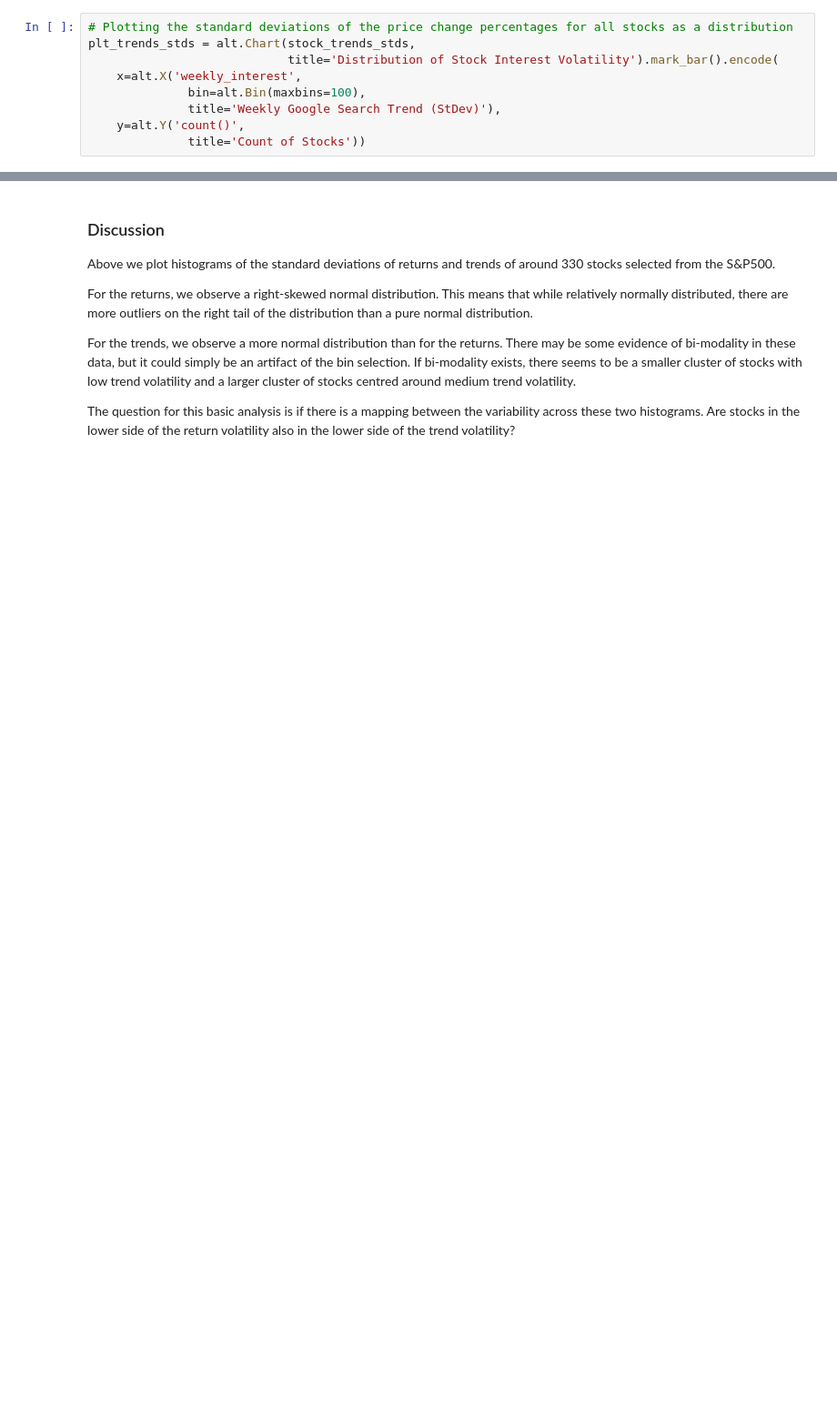
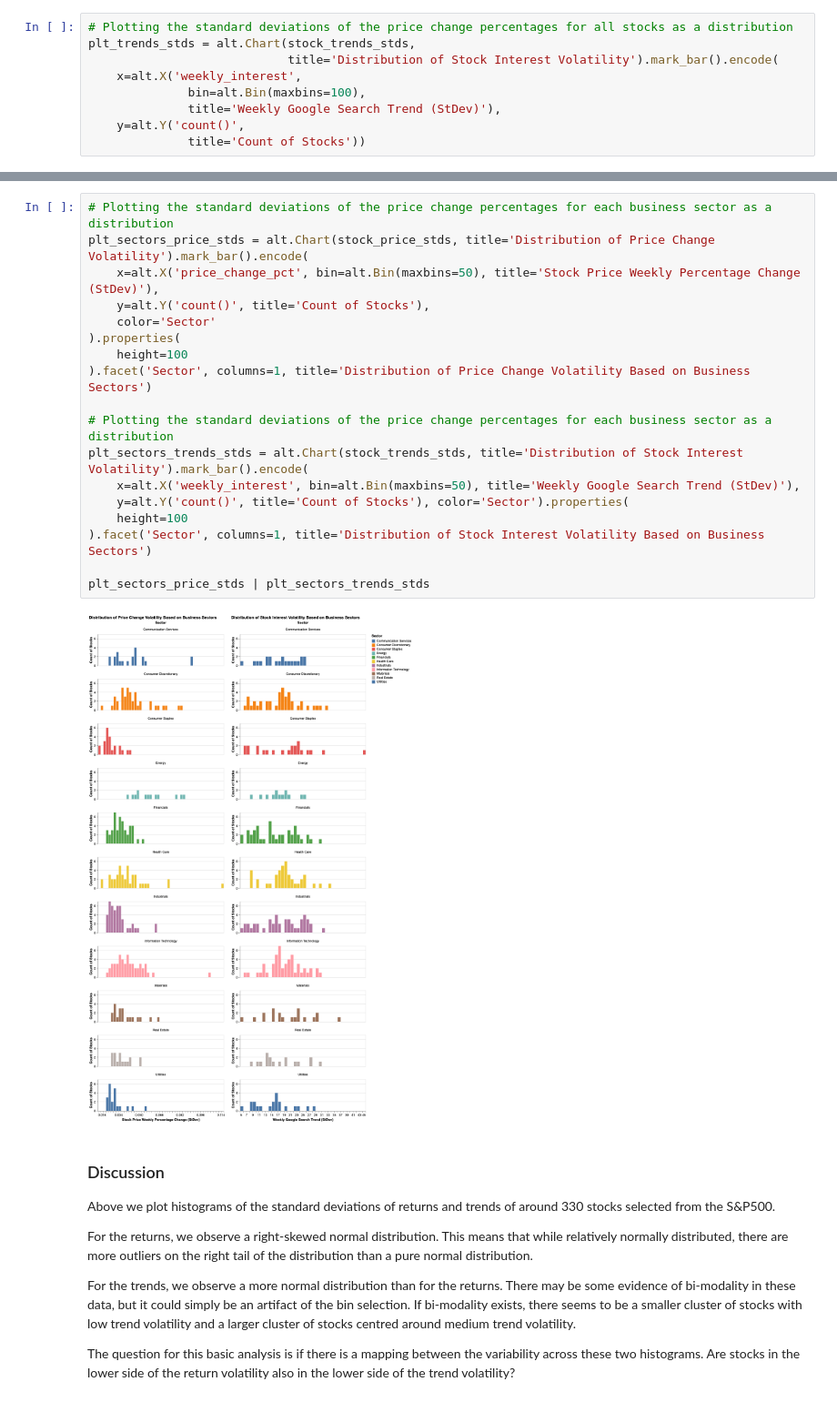
Before and after one commit to UBC-MDS/Stock-Price-Trend-Volatility-Analysis, a Jupyter notebook: src/stock-price-trend-eda.ipynb, the cells around one changed output, grey strips where cells are left out. Shown at 91% size. Drawn from its saved outputs; the diff is of its cells as text; blank space fills up the shorter version.

```diff
--- a/src/stock-price-trend-eda.ipynb
+++ b/src/stock-price-trend-eda.ipynb
@@ -127,3 +125,23 @@ plt_price_stds | plt_trends_stds
+# %%
+# Plotting the standard deviations of the price change percentages for each business sector as a distribution
+plt_sectors_price_stds = alt.Chart(stock_price_stds, title='Distribution of Price Change Volatility').mark_bar().encode(
+    x=alt.X('price_change_pct', bin=alt.Bin(maxbins=50), title='Stock Price Weekly Percentage Change (StDev)'),
+    y=alt.Y('count()', title='Count of Stocks'),
+    color='Sector'
+).properties(
+    height=100
+).facet('Sector', columns=1, title='Distribution of Price Change Volatility Based on Business Sectors')
+
+# Plotting the standard deviations of the price change percentages for each business sector as a distribution
+plt_sectors_trends_stds = alt.Chart(stock_trends_stds, title='Distribution of Stock Interest Volatility').mark_bar().encode(
+    x=alt.X('weekly_interest', bin=alt.Bin(maxbins=50), title='Weekly Google Search Trend (StDev)'),
+    y=alt.Y('count()', title='Count of Stocks'), color='Sector').properties(
+    height=100
+).facet('Sector', columns=1, title='Distribution of Stock Interest Volatility Based on Business Sectors')
+
+plt_sectors_price_stds | plt_sectors_trends_stds
+# %% [output]
+[figure, added]
 # %% [markdown]
 ### Discussion
 
```
Also changed, not shown: parts of 8 cells of this notebook, 2 other files.
